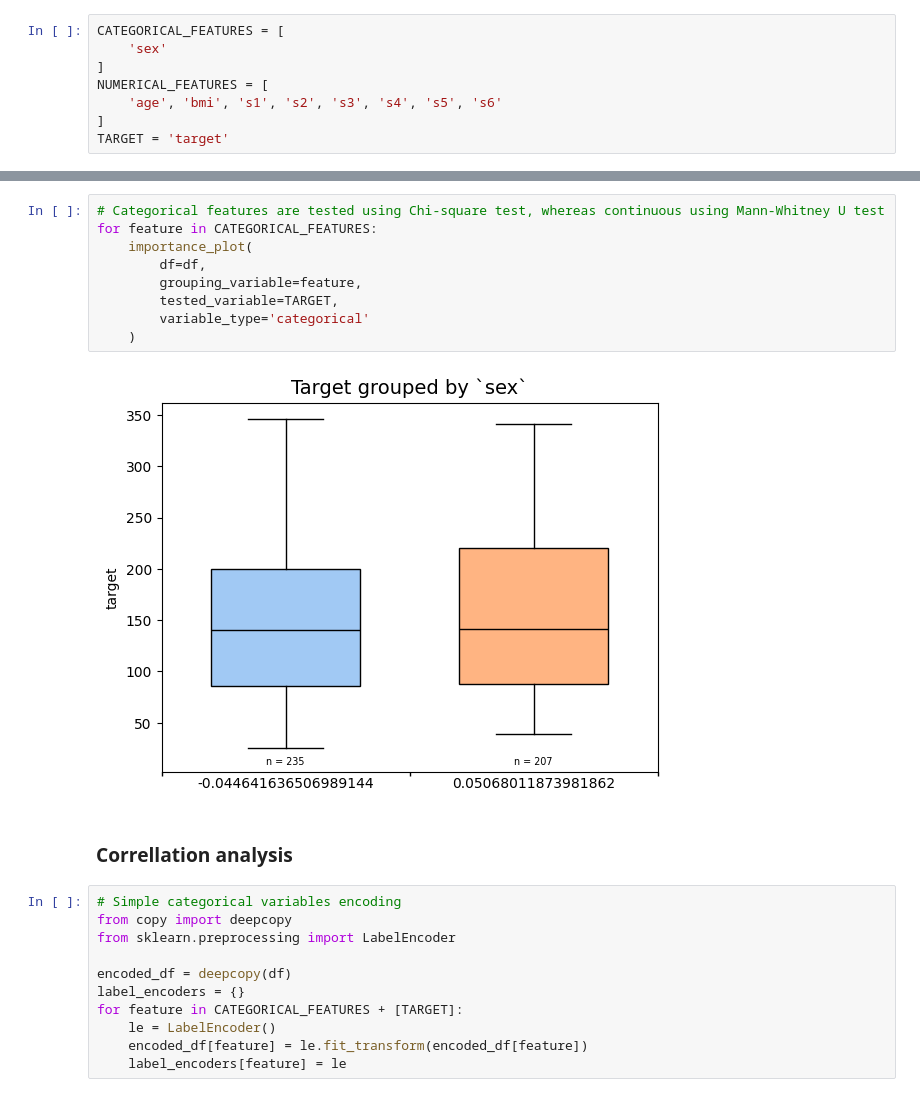
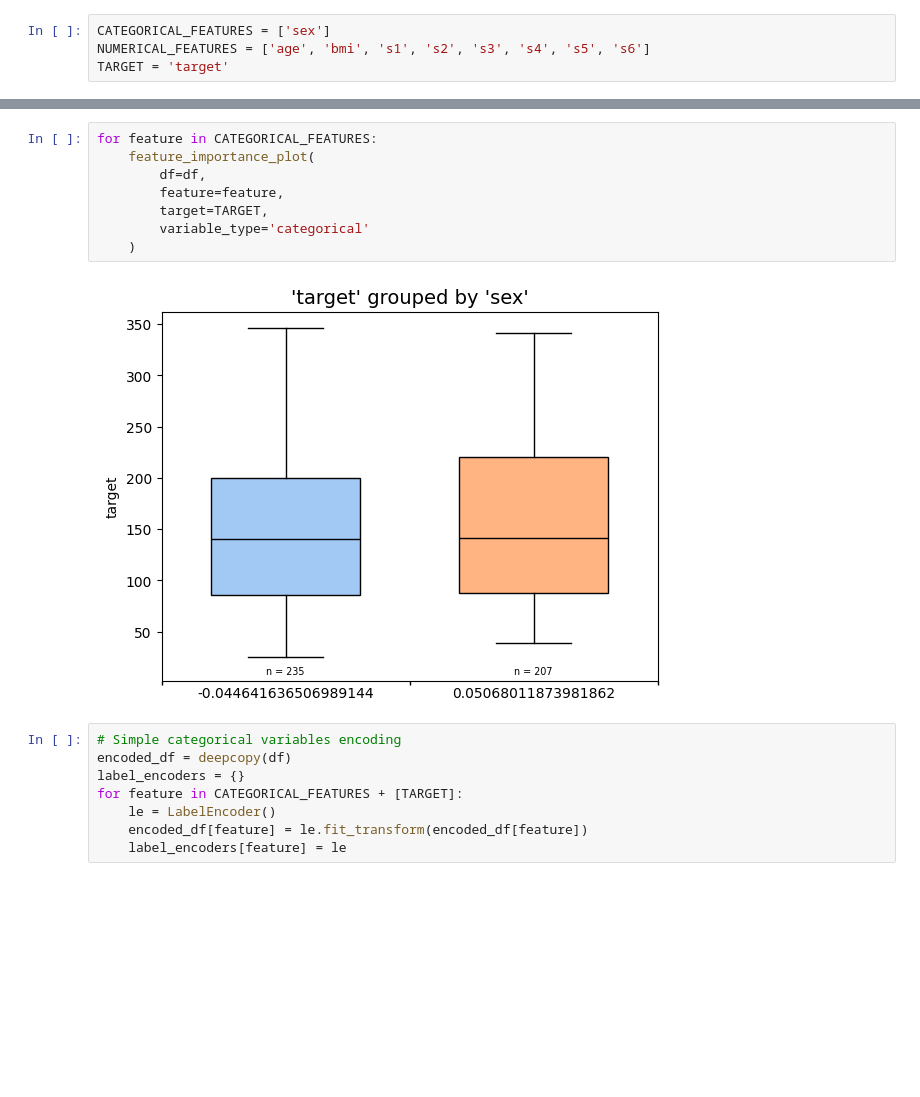
Before and after one commit to Kowd-PauUh/ml-in-depression-estimation, a Jupyter notebook: src/notebooks/starter-notebook.ipynb, the cells around one changed output, grey strips where cells are left out. Cells and saved outputs as stored; diff of their text form; blank space fills up the shorter version.

```diff
--- a/src/notebooks/starter-notebook.ipynb
+++ b/src/notebooks/starter-notebook.ipynb
@@ -35,8 +19,4 @@ import matplotlib.pyplot as plt
 # %%
-CATEGORICAL_FEATURES = [
-    'sex'
-]
-NUMERICAL_FEATURES = [
-    'age', 'bmi', 's1', 's2', 's3', 's4', 's5', 's6'
-]
+CATEGORICAL_FEATURES = ['sex']
+NUMERICAL_FEATURES = ['age', 'bmi', 's1', 's2', 's3', 's4', 's5', 's6']
 TARGET = 'target'
@@ -154,21 +23,15 @@ def importance_plot(
-# %%
-# Categorical features are tested using Chi-square test, whereas continuous using Mann-Whitney U test
-for feature in CATEGORICAL_FEATURES:
-    importance_plot(
-        df=df,
-        grouping_variable=feature,
-        tested_variable=TARGET,
-        variable_type='categorical'
-    )
-# %% [output]
-[figure, removed]
-# %% [markdown]
-### Correllation analysis
+# %%
+for feature in CATEGORICAL_FEATURES:
+    feature_importance_plot(
+        df=df,
+        feature=feature,
+        target=TARGET,
+        variable_type='categorical'
+    )
+# %% [output]
+[figure, added]
 # %%
 # Simple categorical variables encoding
-from copy import deepcopy
-from sklearn.preprocessing import LabelEncoder
-
 encoded_df = deepcopy(df)
 label_encoders = {}
 for feature in CATEGORICAL_FEATURES + [TARGET]:
```
Also changed, not shown: parts of 24 cells of this notebook.
